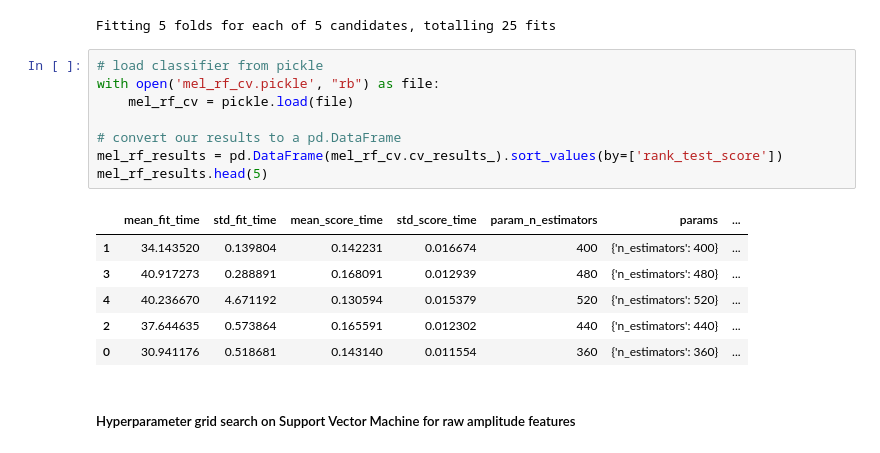
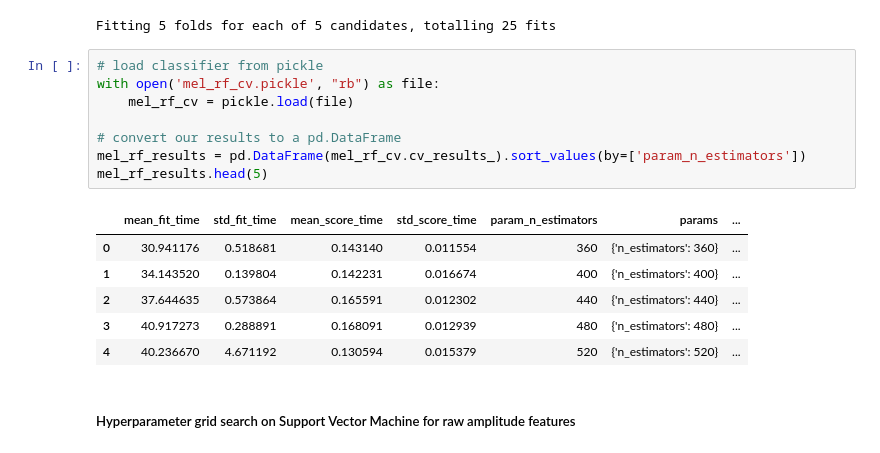
Before and after one commit to rodneyslafuente/cs181-practical, a Jupyter notebook: Practical_Notebook.ipynb, the cells around one changed output. Cells and saved outputs as stored; diff of their text form.

```diff
--- a/Practical_Notebook.ipynb
+++ b/Practical_Notebook.ipynb
@@ -304,18 +304,18 @@ Fitting 5 folds for each of 5 candidates, totalling 25 fits
 # %%
 # load classifier from pickle
 with open('mel_rf_cv.pickle', "rb") as file:
     mel_rf_cv = pickle.load(file)
 
 # convert our results to a pd.DataFrame
-mel_rf_results = pd.DataFrame(mel_rf_cv.cv_results_).sort_values(by=['rank_test_score'])
+mel_rf_results = pd.DataFrame(mel_rf_cv.cv_results_).sort_values(by=['param_n_estimators'])
 mel_rf_results.head(5)
 # %% [output]
 |  | mean_fit_time | std_fit_time | mean_score_time | std_score_time | param_n_estimators | params | ... |
+| 0 | 30.941176 | 0.518681 | 0.143140 | 0.011554 | 360 | {'n_estimators': 360} | ... |
 | 1 | 34.143520 | 0.139804 | 0.142231 | 0.016674 | 400 | {'n_estimators': 400} | ... |
+| 2 | 37.644635 | 0.573864 | 0.165591 | 0.012302 | 440 | {'n_estimators': 440} | ... |
 | 3 | 40.917273 | 0.288891 | 0.168091 | 0.012939 | 480 | {'n_estimators': 480} | ... |
 | 4 | 40.236670 | 4.671192 | 0.130594 | 0.015379 | 520 | {'n_estimators': 520} | ... |
-| 2 | 37.644635 | 0.573864 | 0.165591 | 0.012302 | 440 | {'n_estimators': 440} | ... |
-| 0 | 30.941176 | 0.518681 | 0.143140 | 0.011554 | 360 | {'n_estimators': 360} | ... |
 # %% [markdown]
 ##### Hyperparameter grid search on Support Vector Machine for raw amplitude features
 # %%
```
Also changed, not shown: parts of 5 cells of this notebook, 2 other files.
